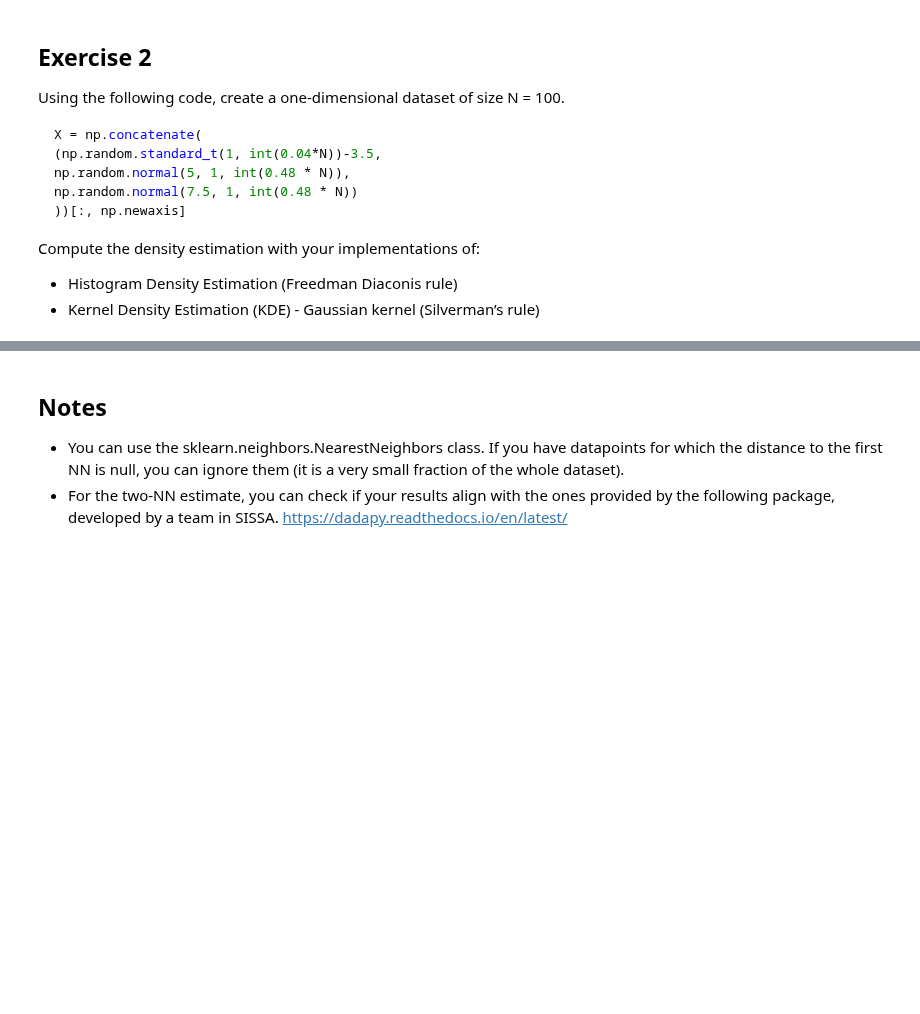
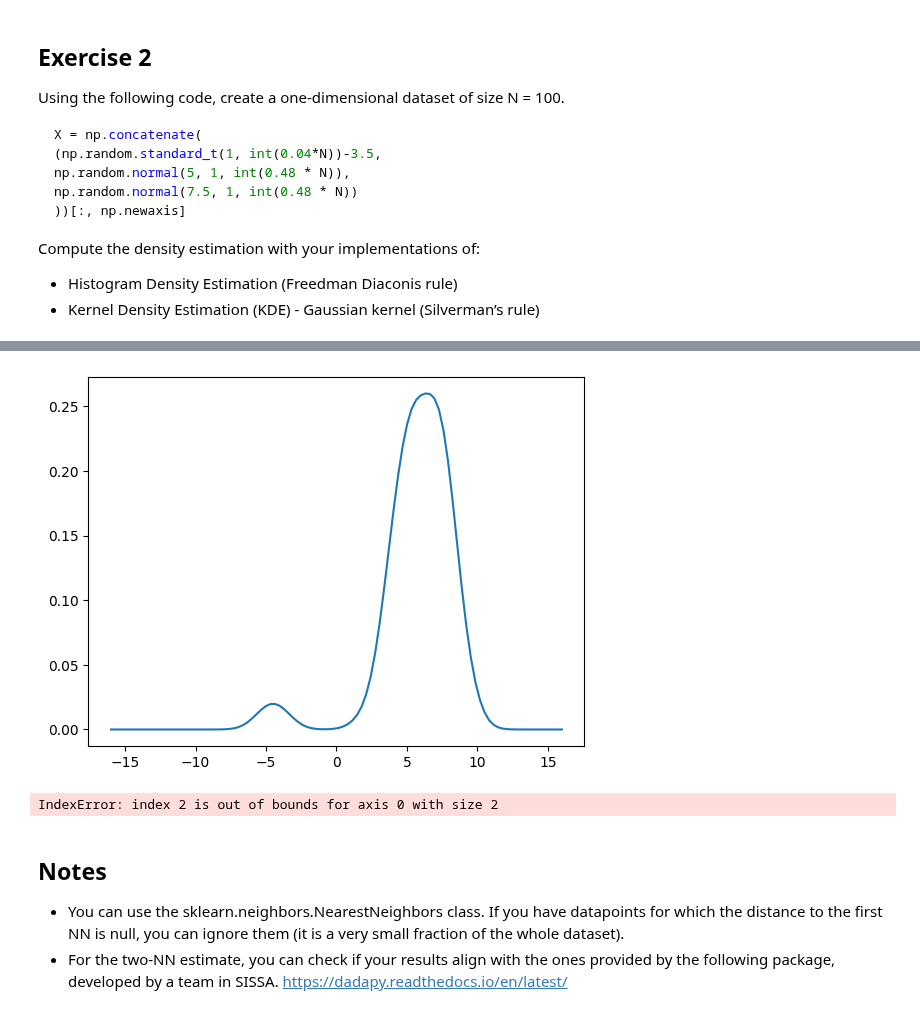
Before and after one commit to alequerenghi/unsupervised_learning, a Jupyter notebook: ex6.ipynb, the cells around one changed output, grey strips where cells are left out. Cells and saved outputs as stored; diff of their text form; code cells hidden in the pictures; blank space fills up the shorter version.

```diff
--- a/ex6.ipynb
+++ b/ex6.ipynb
@@ -55,3 +64,12 @@ plt.show()
+# %%
+kde = KernelDensity().fit(X)
+xplot = np.linspace(-16,16,100)
+plt.plot(xplot, kde.score_sample(xplot))
+plt.show()
+arr = np.zeros(2)
+# %% [output]
+[figure, added]
+IndexError: index 2 is out of bounds for axis 0 with size 2
 # %% [markdown]
 ## Notes
 - You can use the sklearn.neighbors.NearestNeighbors class. If you
```
Also changed, not shown: parts of 7 cells of this notebook.
